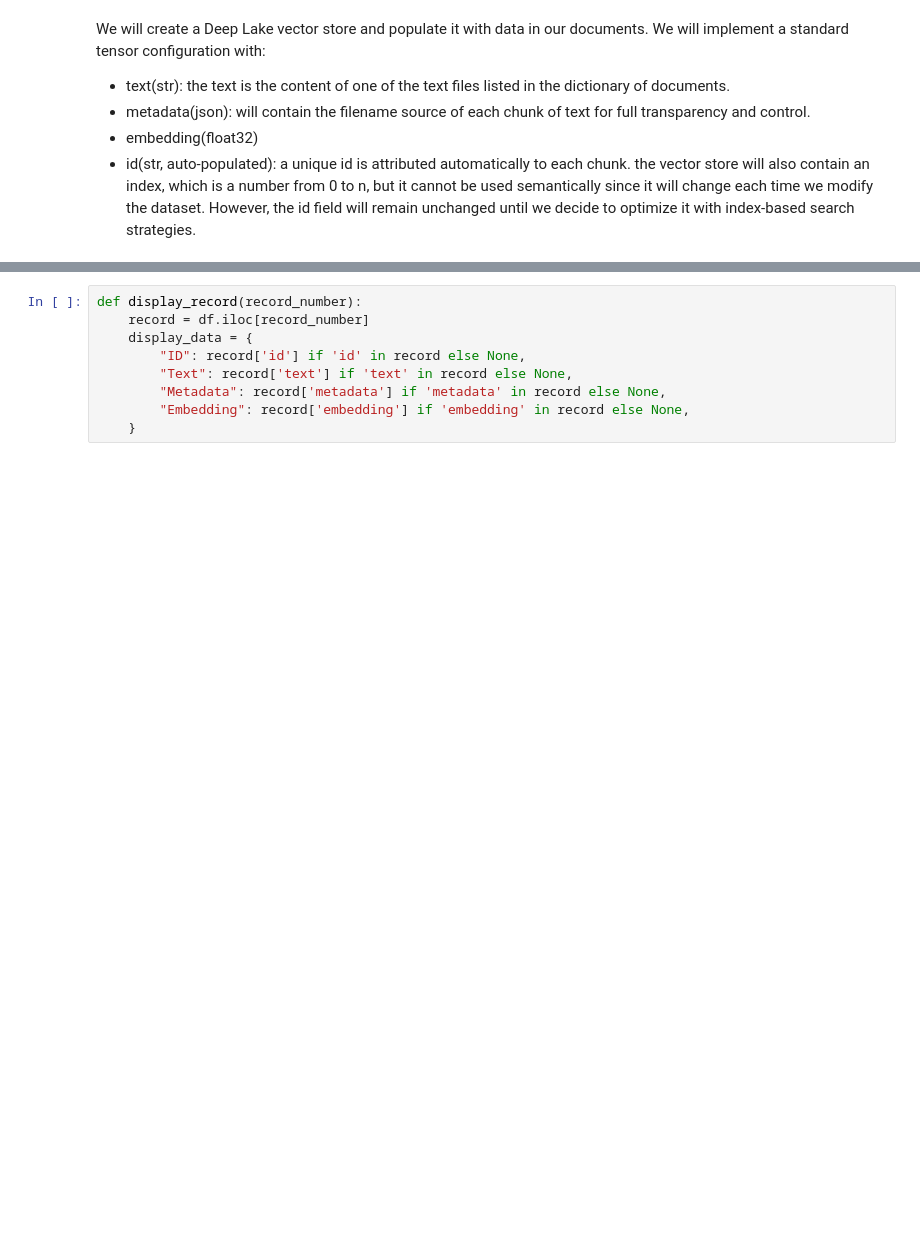
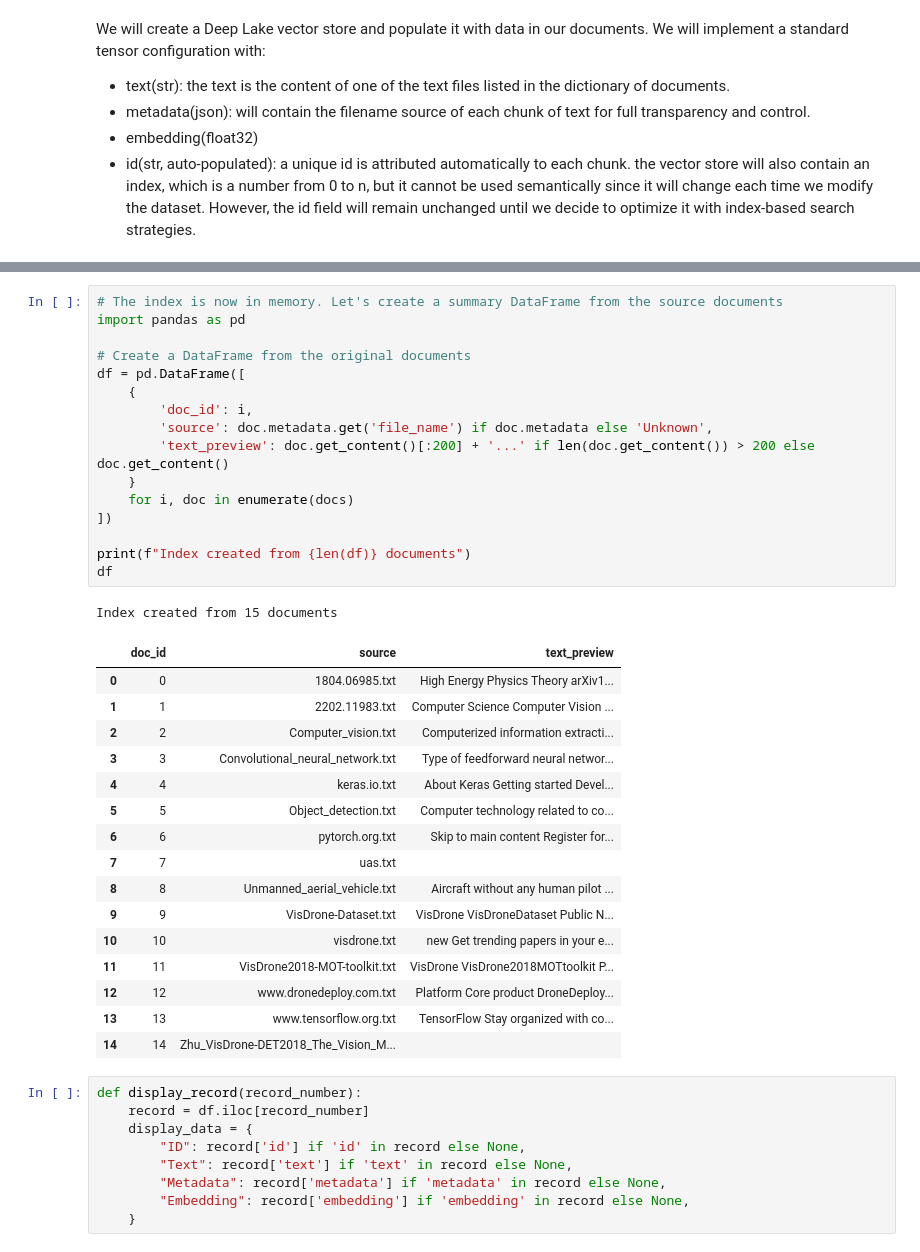
Before and after one commit to doroteaMonaco/RAG_Books, a Jupyter notebook: RAG Driven Generative AI/Ch3/Index Search RAG.ipynb, the cells around one changed output, grey strips where cells are left out. Drawn from its saved outputs; the diff is of its cells as text; blank space fills up the shorter version.

```diff
--- a/RAG Driven Generative AI/Ch3/Index Search RAG.ipynb
+++ b/RAG Driven Generative AI/Ch3/Index Search RAG.ipynb
@@ -172,3 +182,37 @@ ValueError: All arrays must be of the same length
+# %%
+# The index is now in memory. Let's create a summary DataFrame from the source documents
+import pandas as pd
+
+# Create a DataFrame from the original documents
+df = pd.DataFrame([
+    {
+        'doc_id': i,
+        'source': doc.metadata.get('file_name') if doc.metadata else 'Unknown',
+        'text_preview': doc.get_content()[:200] + '...' if len(doc.get_content()) > 200 else doc.get_content()
+    }
+    for i, doc in enumerate(docs)
+])
+
+print(f"Index created from {len(df)} documents")
+df
+# %% [output]
+Index created from 15 documents
+|  | doc_id | source | text_preview |
+| 0 | 0 | 1804.06985.txt | High Energy Physics Theory arXiv1... |
+| 1 | 1 | 2202.11983.txt | Computer Science Computer Vision ... |
+| 2 | 2 | Computer_vision.txt | Computerized information extracti... |
+| 3 | 3 | Convolutional_neural_network.txt | Type of feedforward neural networ... |
+| 4 | 4 | keras.io.txt | About Keras Getting started Devel... |
+| 5 | 5 | Object_detection.txt | Computer technology related to co... |
+| 6 | 6 | pytorch.org.txt | Skip to main content Register for... |
+| 7 | 7 | uas.txt |  |
+| 8 | 8 | Unmanned_aerial_vehicle.txt | Aircraft without any human pilot ... |
+| 9 | 9 | VisDrone-Dataset.txt | VisDrone VisDroneDataset Public N... |
+| 10 | 10 | visdrone.txt | new Get trending papers in your e... |
+| 11 | 11 | VisDrone2018-MOT-toolkit.txt | VisDrone VisDrone2018MOTtoolkit P... |
+| 12 | 12 | www.dronedeploy.com.txt | Platform Core product DroneDeploy... |
+| 13 | 13 | www.tensorflow.org.txt | TensorFlow Stay organized with co... |
+| 14 | 14 | Zhu_VisDrone-DET2018_The_Vision_M... |  |
 # %%
 def display_record(record_number):
     record = df.iloc[record_number]
```
Also changed, not shown: parts of 16 cells of this notebook, 26 other files.
